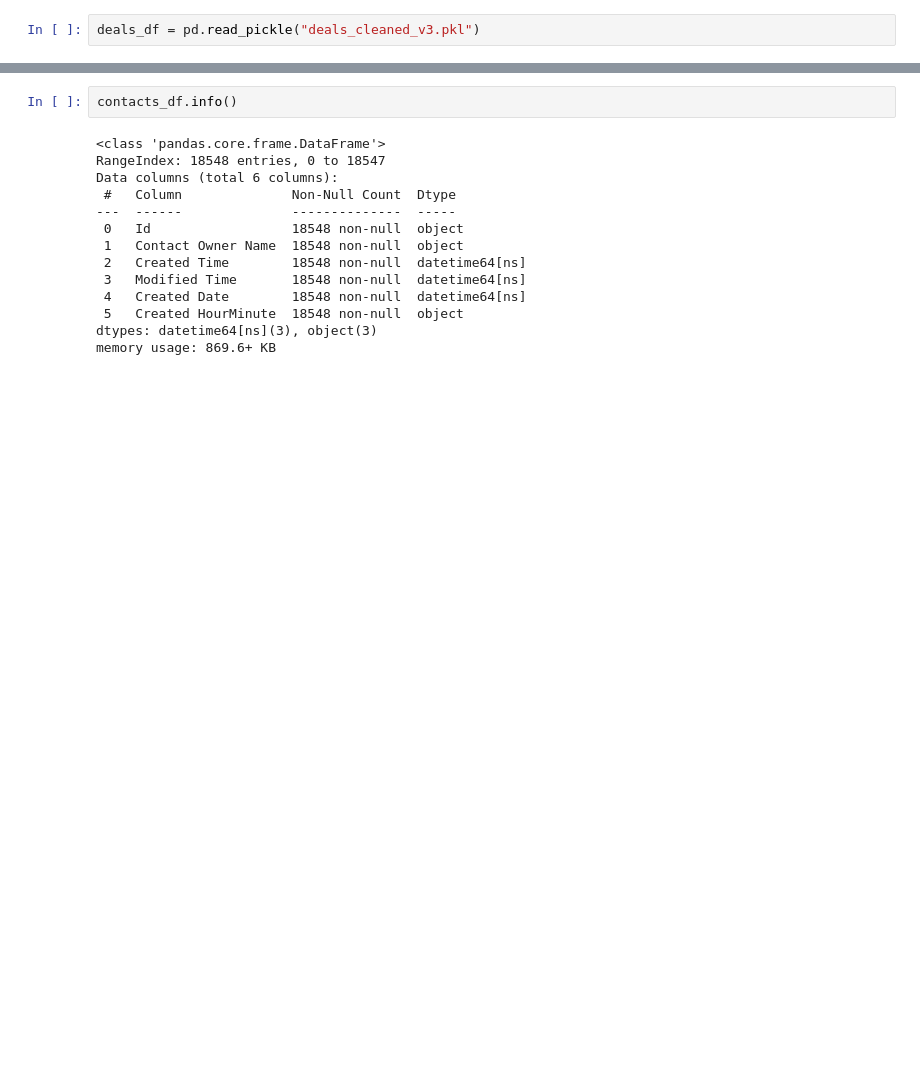
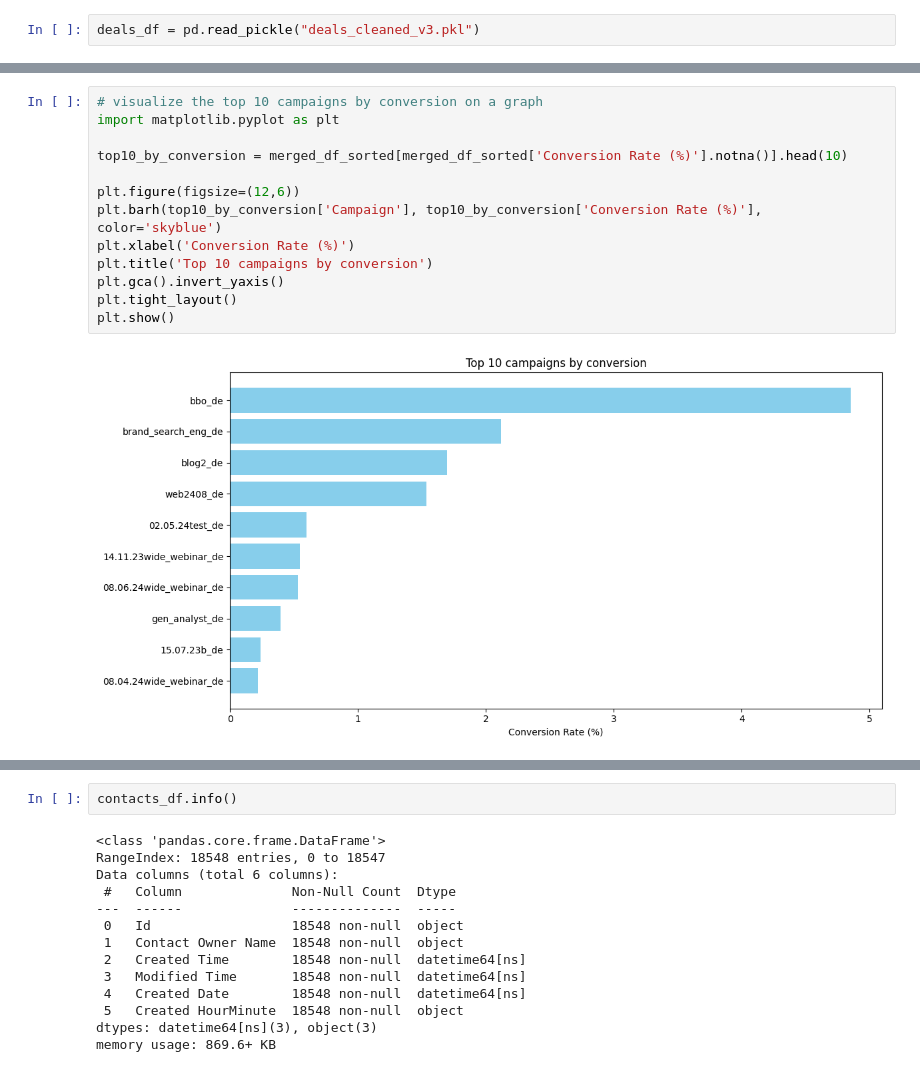
Before and after one commit to Katarina-dev/ICH, a Jupyter notebook: Python/hw/DA_PROJECT/campaigns_anaysis.ipynb, the cells around one changed output, grey strips where cells are left out. Saved outputs shown, nothing was run; the diff lists cells and outputs as text; blank space fills up the shorter version.

```diff
--- a/Python/hw/DA_PROJECT/campaigns_anaysis.ipynb
+++ b/Python/hw/DA_PROJECT/campaigns_anaysis.ipynb
@@ -115,0 +176,15 @@ leads_per_campaign.columns = ['Campaign', 'Leads']
+# %%
+# visualize the top 10 campaigns by conversion on a graph
+import matplotlib.pyplot as plt
+
+top10_by_conversion = merged_df_sorted[merged_df_sorted['Conversion Rate (%)'].notna()].head(10)
+
+plt.figure(figsize=(12,6))
+plt.barh(top10_by_conversion['Campaign'], top10_by_conversion['Conversion Rate (%)'], color='skyblue')
+plt.xlabel('Conversion Rate (%)')
+plt.title('Top 10 campaigns by conversion')
+plt.gca().invert_yaxis()
+plt.tight_layout()
+plt.show()
+# %% [output]
+[figure, added]
```
Also changed, not shown: parts of 60 cells of this notebook, 2 other files.
